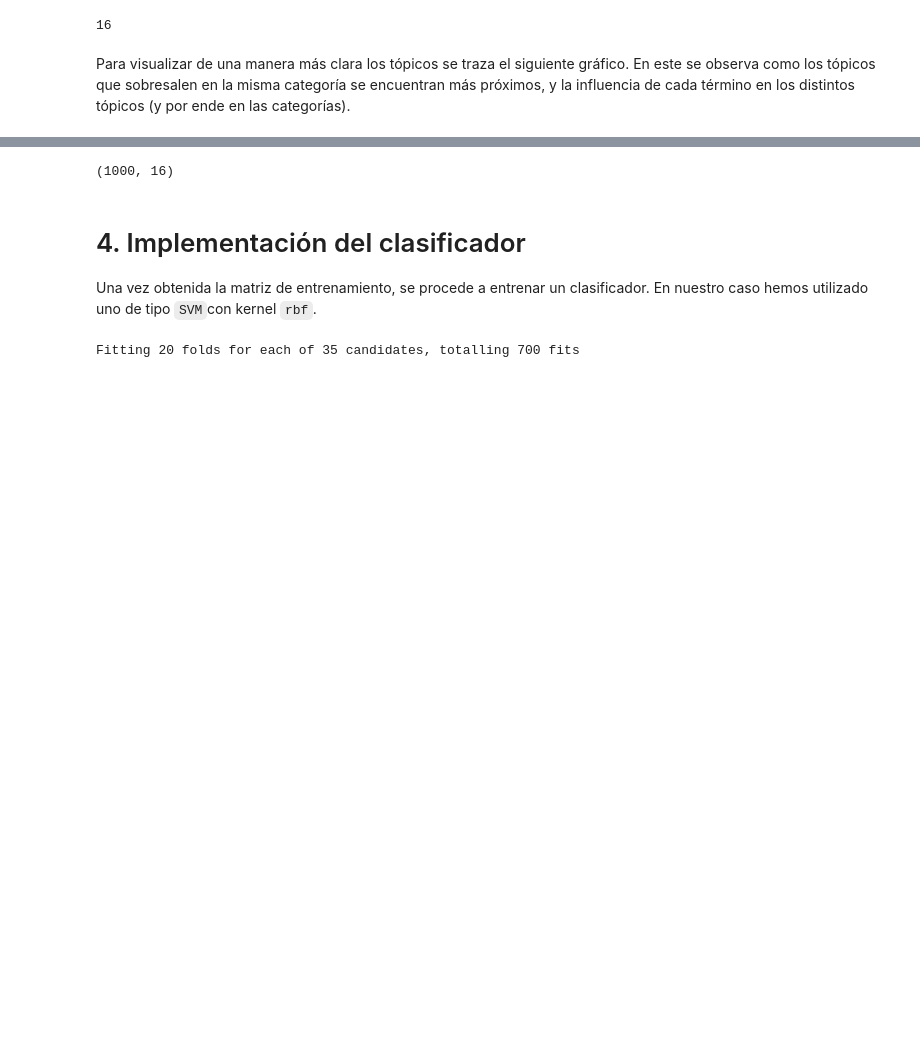
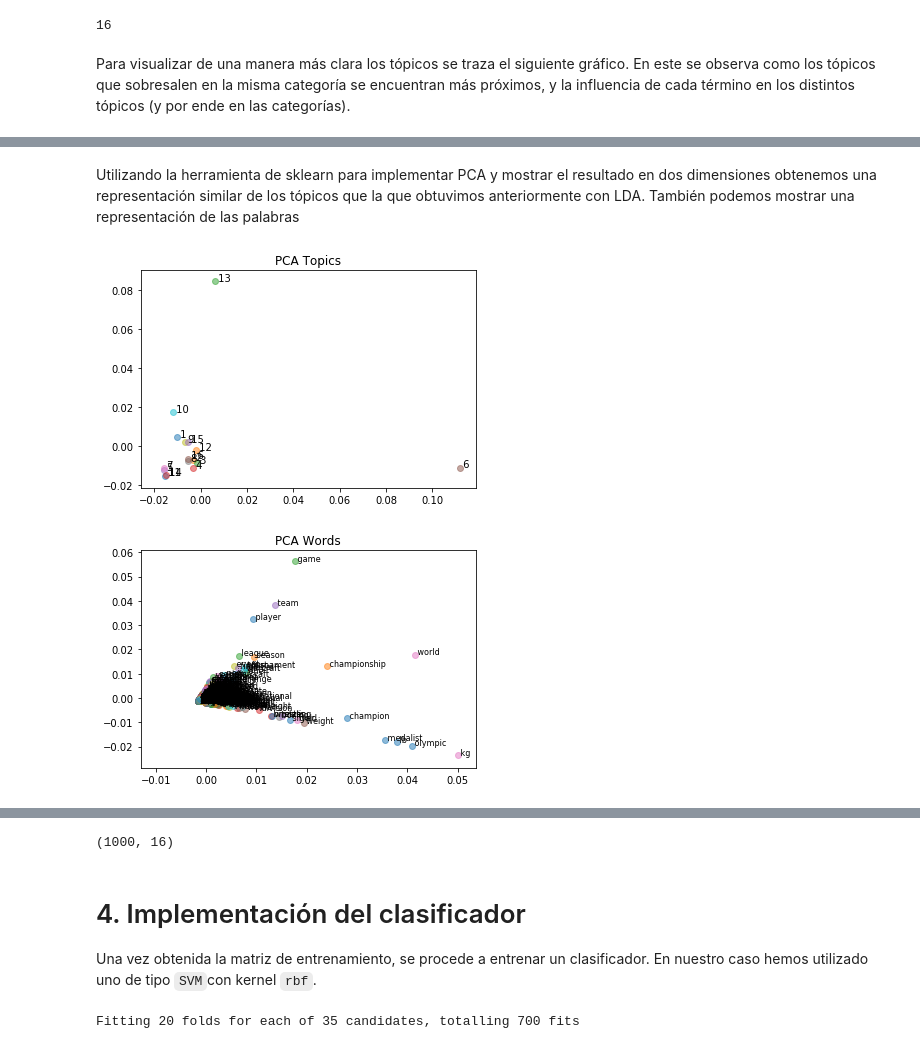
Before and after one commit to pabloizq96/Proyecto-Final---TD, a Jupyter notebook: Proyecto.ipynb, the cells around one changed output, grey strips where cells are left out. Cells and saved outputs as stored; diff of their text form; code cells hidden in the pictures; blank space fills up the shorter version.

```diff
--- a/Proyecto.ipynb
+++ b/Proyecto.ipynb
@@ -220,0 +272,50 @@ To retain the current behavior and silence the warning, pass sort=False
+# %%
+## topic-words vectors: topics vs. words
+from sklearn.feature_extraction import DictVectorizer
+
+def topics_to_vectorspace(n_topics, n_words=100):
+    rows = []
+    for i in range(n_topics):
+        temp = ldag.show_topic(i, n_words)
+        row = dict(((i[0],i[1]) for i in temp))
+        rows.append(row)
+
+    return rows
+
+vec = DictVectorizer()
+
+X = vec.fit_transform(topics_to_vectorspace(ldag.num_topics))
+#X.shape
+# %% [markdown]
+Utilizando la herramienta de sklearn para implementar PCA y mostrar el resultado en dos dimensiones obtenemos una representación similar de los
+tópicos que la que obtuvimos anteriormente con LDA. También podemos mostrar una representación de las palabras
+# %%
+## PCA
+from sklearn.decomposition import PCA
+
+pca = PCA(n_components=2)
+
+X_pca = pca.fit(X.toarray()).transform(X.toarray())
+
+plt.figure()
+for i in range(X_pca.shape[0]):
+    plt.scatter(X_pca[i, 0], X_pca[i, 1], alpha=.5)
+    plt.text(X_pca[i, 0], X_pca[i, 1], s=' ' + str(i+1))
+
+plt.title('PCA Topics')
+plt.savefig("pca_topic")
+
+X_pca = pca.fit(X.T.toarray()).transform(X.T.toarray())
+
+plt.figure()
+for i, n in enumerate(vec.get_feature_names()):
+    plt.scatter(X_pca[i, 0], X_pca[i, 1], alpha=.5)
+    plt.text(X_pca[i, 0], X_pca[i, 1], s=' ' + n, fontsize=8)
+
+plt.title('PCA Words')
+plt.savefig("pca_words")
+
+#plt.close()
+# %% [output]
+[figure, added]
+[figure, added]
```
Also changed, not shown: parts of 11 cells of this notebook.
